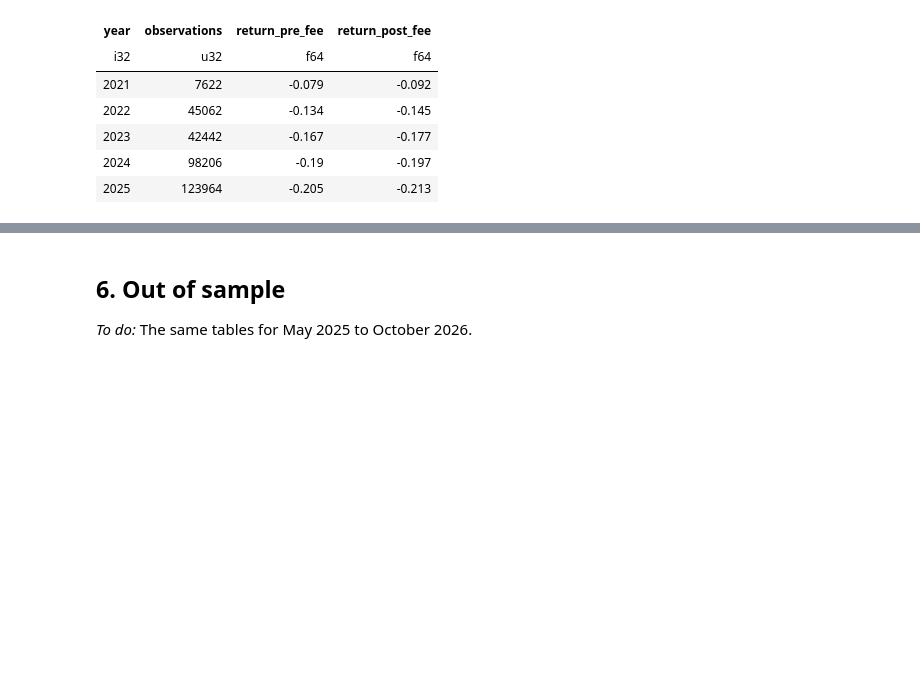
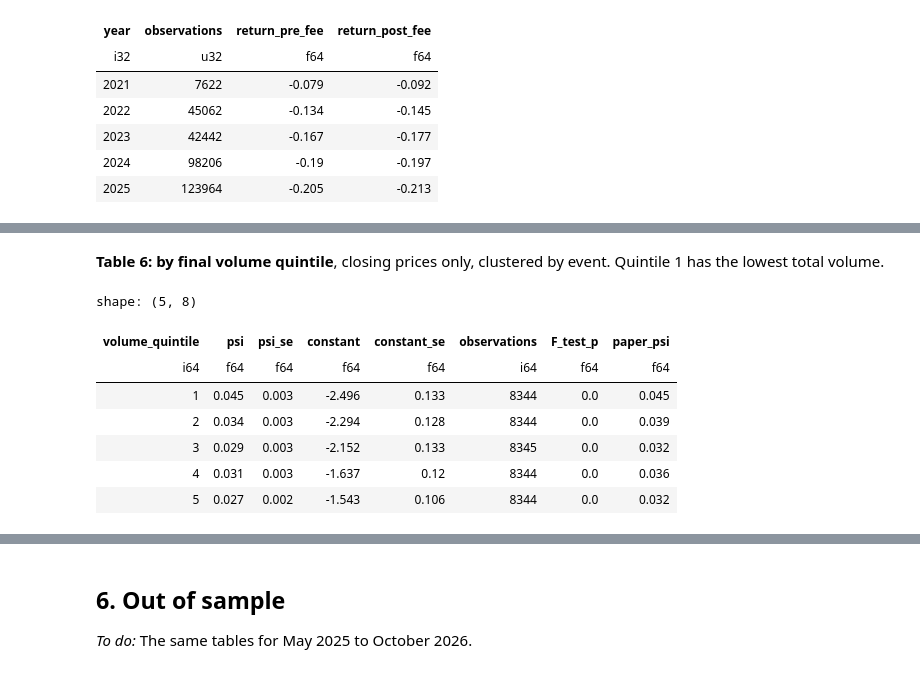
Before and after one commit to Shuhandler/kalshi-longshot-bias, a Jupyter notebook: kalshi_longshot.ipynb, the cells around one changed output, grey strips where cells are left out. Saved outputs shown, nothing was run; the diff lists cells and outputs as text; code cells hidden in the pictures; blank space fills up the shorter version.

```diff
--- a/kalshi_longshot.ipynb
+++ b/kalshi_longshot.ipynb
@@ -634,0 +678,18 @@ shape: (5, 4)
+# %% [markdown]
+**Table 6: by final volume quintile**, closing prices only, clustered by event. Quintile 1 has the lowest total volume.
+# %%
+closing = yes_obs.filter(pl.col("days_before") == 0)
+closing = closing.with_columns((pl.col("volume").rank("ordinal") * 5 / (pl.len() + 1)).floor().cast(pl.Int32).add(1).alias("volume_quintile"))
+
+paper_table_6 = [0.045, 0.039, 0.032, 0.036, 0.032]
+pl.DataFrame([{"volume_quintile": q, **mincer_zarnowitz(closing.filter(pl.col("volume_quintile") == q), cluster_by=("event_ticker",)),
+               "paper_psi": paper_table_6[q - 1]} for q in range(1, 6)]).with_columns(pl.selectors.float().round(3))
+# %% [output]
+shape: (5, 8)
+| volume_quintile | psi | psi_se | constant | constant_se | observations | F_test_p | paper_psi |
+| i64 | f64 | f64 | f64 | f64 | i64 | f64 | f64 |
+| 1 | 0.045 | 0.003 | -2.496 | 0.133 | 8344 | 0.0 | 0.045 |
+| 2 | 0.034 | 0.003 | -2.294 | 0.128 | 8344 | 0.0 | 0.039 |
+| 3 | 0.029 | 0.003 | -2.152 | 0.133 | 8345 | 0.0 | 0.032 |
+| 4 | 0.031 | 0.003 | -1.637 | 0.12 | 8344 | 0.0 | 0.036 |
+| 5 | 0.027 | 0.002 | -1.543 | 0.106 | 8344 | 0.0 | 0.032 |
```
Also changed, not shown: parts of 6 cells of this notebook, 2 other files.
